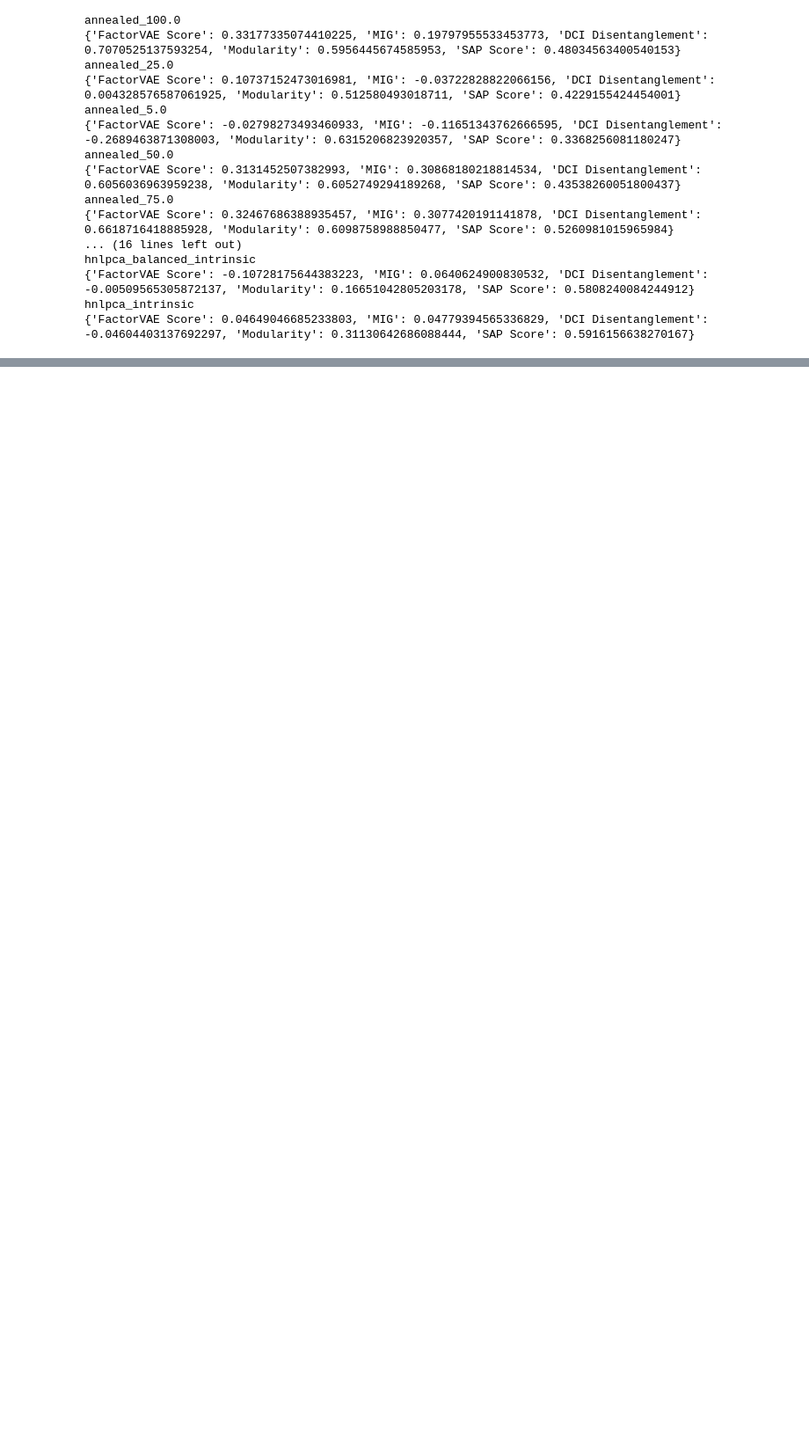
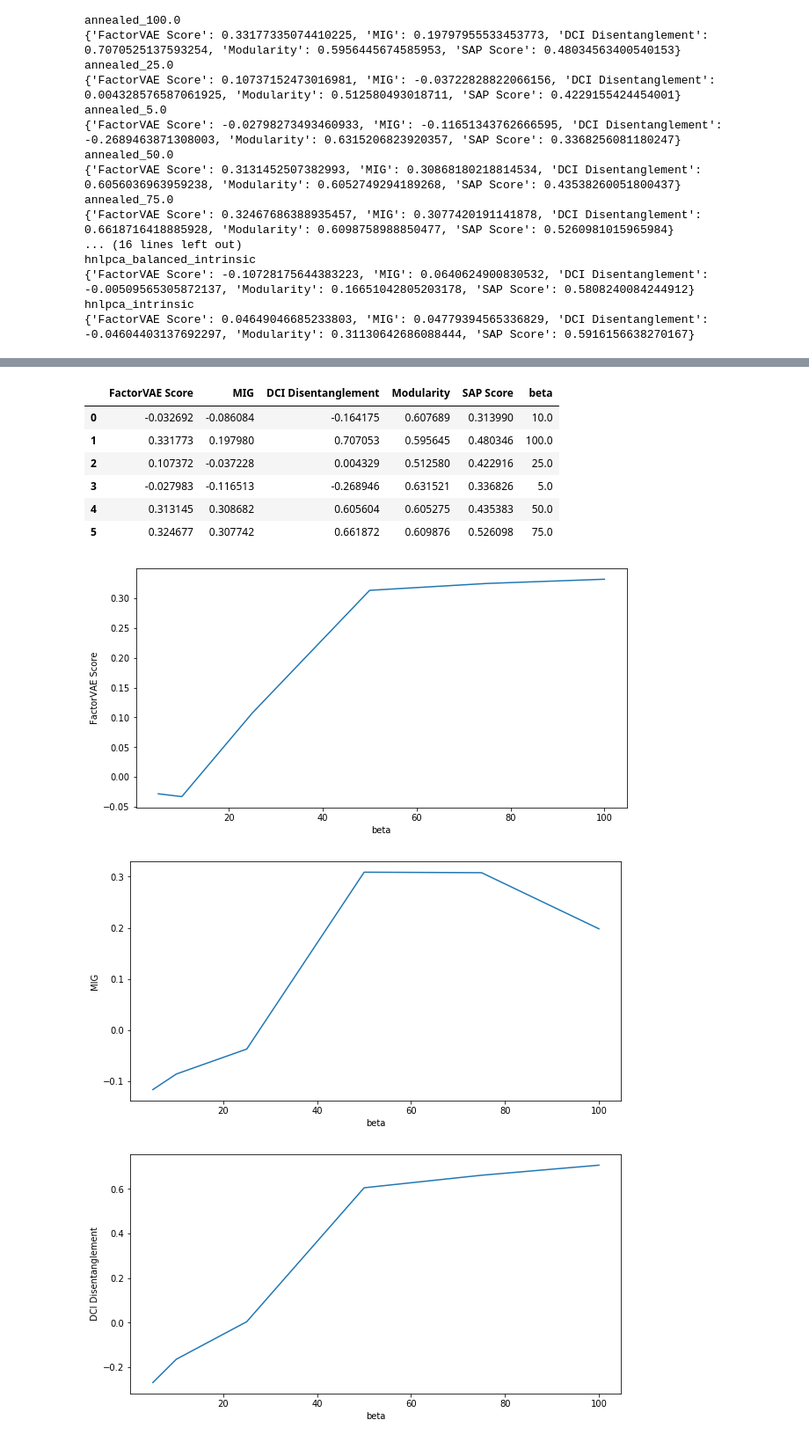
Before and after one commit to homaralex/disentanglement_lib, a Jupyter notebook: plots/notebooks/analyze_hnlpca.ipynb, the cells around one changed output, grey strips where cells are left out. Shown at 88% size. Drawn from its saved outputs; the diff is of its cells as text; code cells hidden in the pictures; blank space fills up the shorter version.

Commit message:
update analyze script with avg_min_dist

```diff
--- a/plots/notebooks/analyze_hnlpca.ipynb
+++ b/plots/notebooks/analyze_hnlpca.ipynb
@@ -224,12 +224,24 @@ hnlpca_balanced_intrinsic
 hnlpca_intrinsic
 {'FactorVAE Score': 0.04649046685233803, 'MIG': 0.04779394565336829, 'DCI Disentanglement': -0.04604403137692297, 'Modularity': 0.31130642686088444, 'SAP Score': 0.5916156638270167}
 # %%
-beta_vae_corrs = []
-for group_id in df_['group_id'].unique():
-    if 'beta_vae' in group_id:
-        corrs = get_corrs(group_id)
-        corrs['beta'] = float(group_id.split('_')[-1])
-        beta_vae_corrs.append(corrs)
+def plot_corrs(group_name, contribs_col_name=None):
+    beta_vae_corrs = []
+    for group_id in df_['group_id'].unique():
+        if group_name in group_id:
+            corrs = get_corrs(
+                group_id,
+                **({'contribs_col_name': contribs_col_name} if contribs_col_name is not None else {}),
+            )
+            corrs['beta'] = float(group_id.split('_')[-1])
+            beta_vae_corrs.append(corrs)
 
-beta_vae_corrs = pd.DataFrame(beta_vae_corrs)
-beta_vae_corrs
+    beta_vae_corrs = pd.DataFrame(beta_vae_corrs)
+    display(beta_vae_corrs)
+
+    for metric in DIS_METRICS:
+        sns.lineplot(
+            data=beta_vae_corrs,
+            x='beta',
+            y=HUMAN_READABLE_NAMES[metric],
+        )
+        plt.show()
@@ -317,0 +280,13 @@ shapes3d 0.26032245743184007
+# %%
+plot_corrs('annealed', 'dataset_avg_min_dist')
+# %% [output]
+|  | FactorVAE Score | MIG | DCI Disentanglement | Modularity | SAP Score | beta |
+| 0 | -0.032692 | -0.086084 | -0.164175 | 0.607689 | 0.313990 | 10.0 |
+| 1 | 0.331773 | 0.197980 | 0.707053 | 0.595645 | 0.480346 | 100.0 |
+| 2 | 0.107372 | -0.037228 | 0.004329 | 0.512580 | 0.422916 | 25.0 |
+| 3 | -0.027983 | -0.116513 | -0.268946 | 0.631521 | 0.336826 | 5.0 |
+| 4 | 0.313145 | 0.308682 | 0.605604 | 0.605275 | 0.435383 | 50.0 |
+| 5 | 0.324677 | 0.307742 | 0.661872 | 0.609876 | 0.526098 | 75.0 |
+[figure, added]
+[figure, added]
+[figure, added]
```
Also changed, not shown: parts of 9 cells of this notebook.
